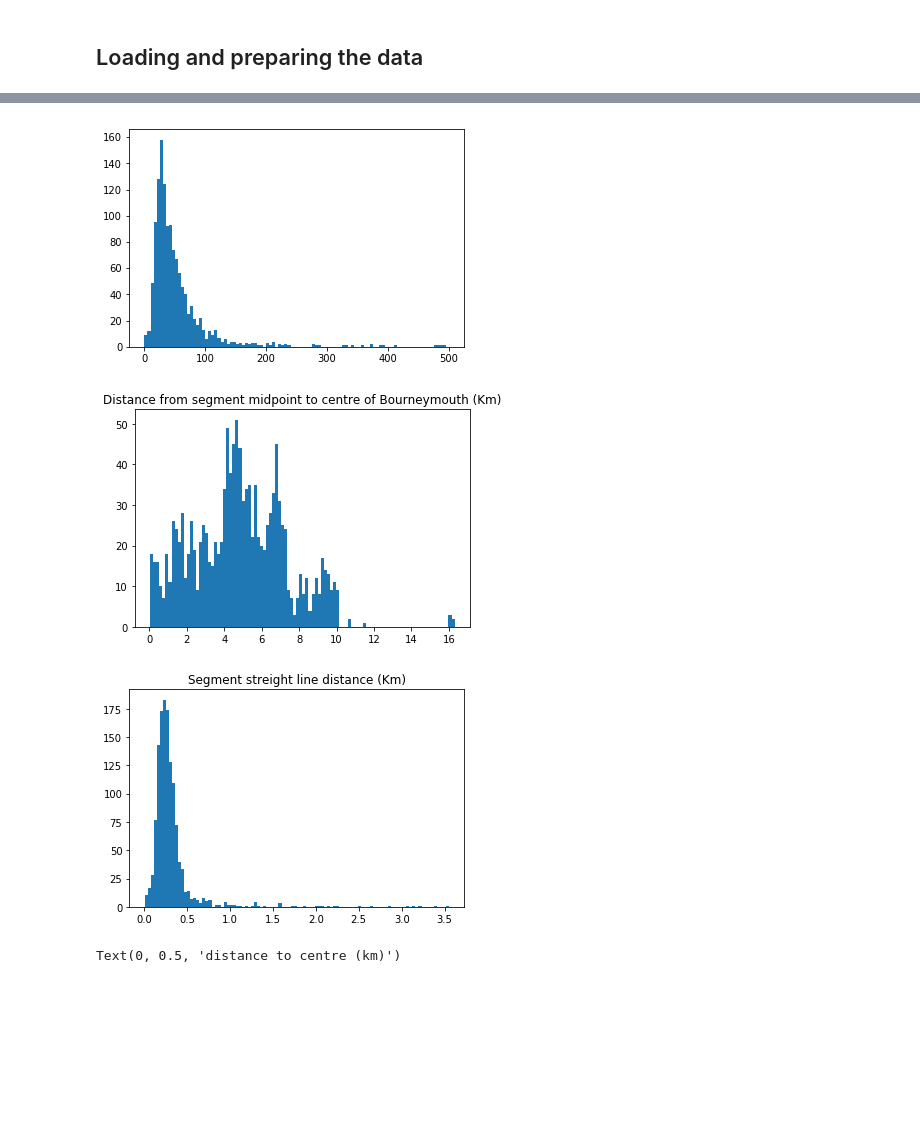
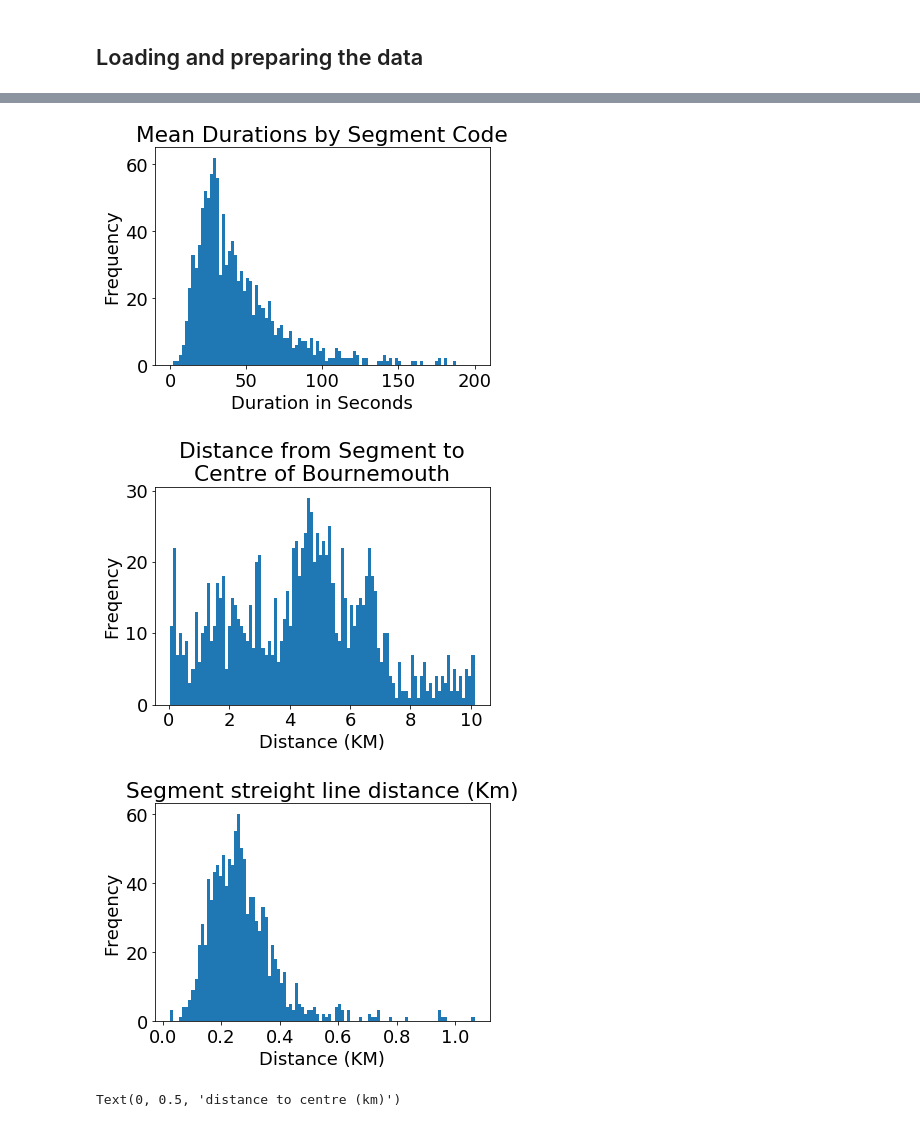
Before and after one commit to gingertom/buses, a Jupyter notebook: Data Exploration/IEA/just segments.ipynb, the cells around one changed output, grey strips where cells are left out. Cells and saved outputs as stored; diff of their text form; code cells hidden in the pictures; blank space fills up the shorter version.

Commit message:
Small update to how some segment graphs and statistics are generated.

```diff
--- a/Data Exploration/IEA/just segments.ipynb
+++ b/Data Exploration/IEA/just segments.ipynb
@@ -13,2 +13,5 @@ gmaps.configure(api_key="AIzaSyAnubumevhate_wi70P93UM550PckRfLW0")
+# %%
+import matplotlib.pyplot as plt
+plt.rcParams.update({'font.size': 18})
 # %% [markdown]
 ## Loading and preparing the data
@@ -27,11 +41,4 @@ stop_events.head()
 # %%
-stop_events["aimedArrival"] = stop_events["aimedArrival"].astype("datetime64[ns]")
-stop_events["aimedDeparture"] = stop_events["aimedDeparture"].astype("datetime64[ns]")
-stop_events["prev_aimedArrival"] = stop_events["prev_aimedArrival"].astype("datetime64[ns]")
-stop_events["prev_aimedDeparture"] = stop_events["prev_aimedDeparture"].astype("datetime64[ns]")
-stop_events["prev_actualArrival"] = stop_events["prev_actualArrival"].astype("datetime64[ns]")
-stop_events["prev_actualDeparture"] = stop_events["prev_actualDeparture"].astype("datetime64[ns]")
-
 
 
 stop_events.head(30)
@@ -48,0 +56,16 @@ print(stop_events.shape)
+# %%
+def filter_rare(stop_events):
+
+    segment_counts = stop_events.groupby("segment_code").size()
+
+    filtered_stop_events = stop_events.drop(
+        stop_events[
+            stop_events["segment_code"].isin(
+                segment_counts[segment_counts < 120].index.values
+            )
+        ].index
+    )
+
+    return filtered_stop_events
+
+stop_events = filter_rare(stop_events)
@@ -81,20 +120,30 @@ plt.show()
 # %%
-plt.hist(just_segments['mean_durations_by_segment_code'], bins=100, range=(0,500))
+plt.hist(just_segments['mean_durations_by_segment_code'], bins=100, range=(0,200))
+plt.title("Mean Durations by Segment Code")
+plt.xlabel("Duration in Seconds")
+plt.ylabel("Frequency")
+plt.savefig("EDA-Hist_of_mean_duration_by_segment_code.pdf", bbox_inches = "tight")
 plt.show()
 # %% [output]
-[figure, old version]
+[figure, new version]
 # %%
 plt.hist(just_segments['to_centre_dist'], bins=100)
-plt.title("Distance from segment midpoint to centre of Bourneymouth (Km)")
+plt.title("Distance from Segment to\nCentre of Bournemouth")
+plt.xlabel("Distance (KM)")
+plt.ylabel("Freqency")
+plt.savefig("EDA-Hist_of_dist_from_centre_by_segment_code.pdf", bbox_inches = "tight")
 plt.show()
 # %% [output]
-[figure, old version]
+[figure, new version]
 # %%
 plt.hist(just_segments['line_distance'], bins=100)
 plt.title("Segment streight line distance (Km)")
+plt.xlabel("Distance (KM)")
+plt.ylabel("Freqency")
+plt.savefig("EDA-Hist_of_stright_line_dist_by_segment_code.pdf", bbox_inches = "tight")
 plt.show()
 # %% [output]
-[figure, old version]
+[figure, new version]
 # %%
 plt.scatter(just_segments['line_distance'], just_segments['to_centre_dist'], alpha=0.1, marker=".")
 plt.xlabel("line distance (km)")
```
Also changed, not shown: parts of 16 cells of this notebook.
